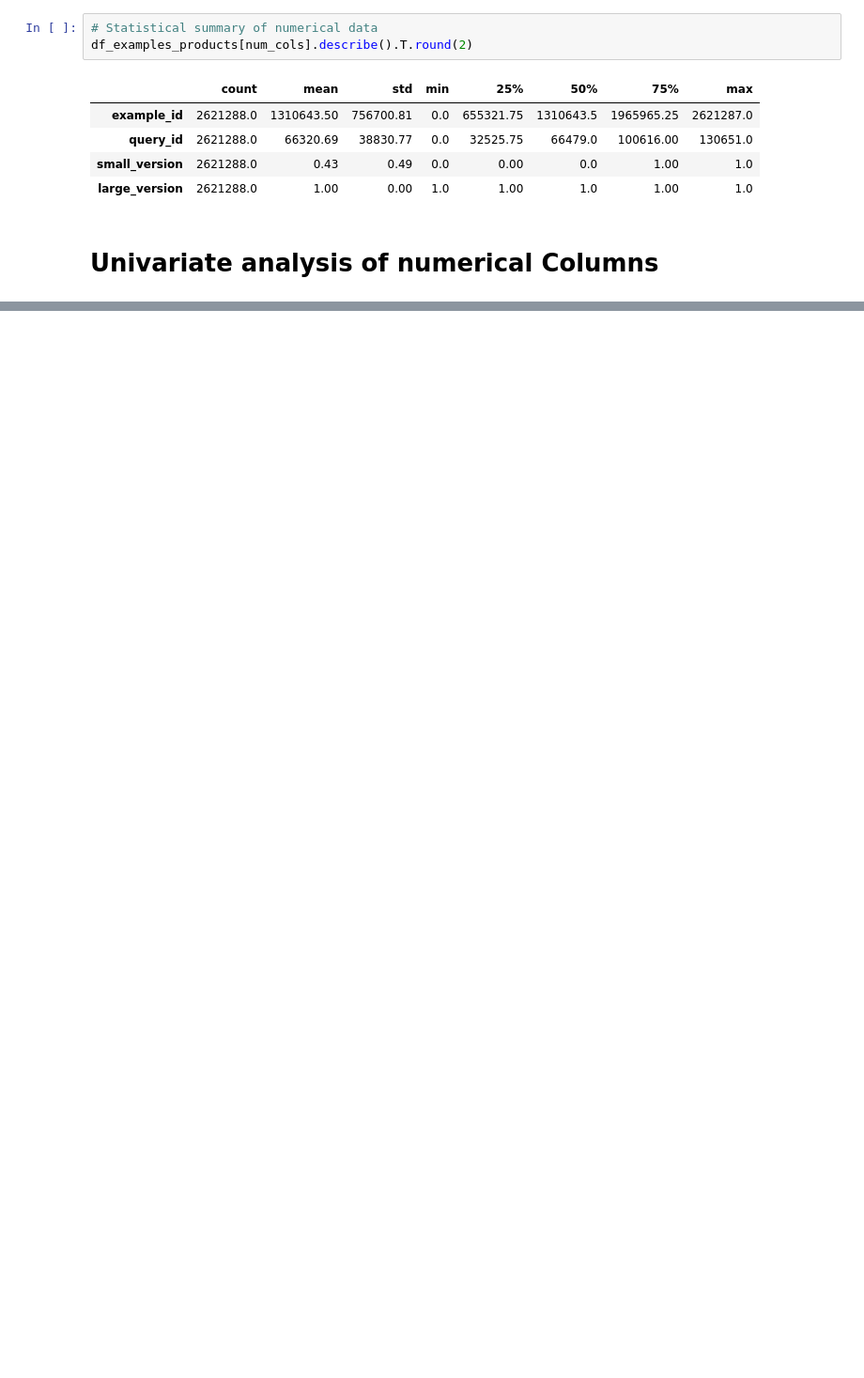
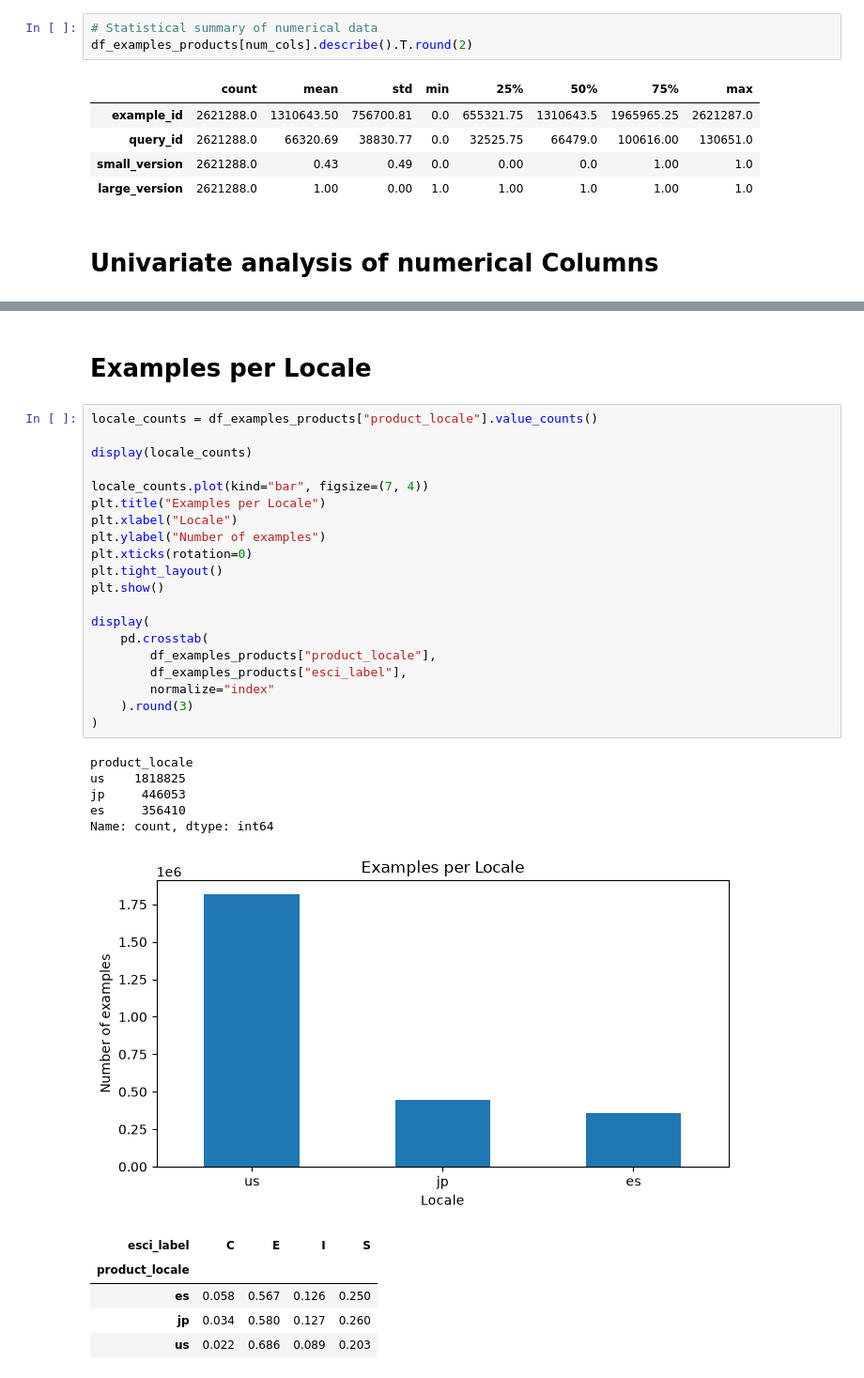
Before and after one commit to CharalamposZisis/Amazon-Recommendation-System, a Jupyter notebook: data/esci_data/download_esci_data.ipynb, the cells around one changed output, grey strips where cells are left out. Shown at 94% size. Saved outputs shown, nothing was run; the diff lists cells and outputs as text; blank space fills up the shorter version.

```diff
--- a/data/esci_data/download_esci_data.ipynb
+++ b/data/esci_data/download_esci_data.ipynb
@@ -447,0 +322,34 @@ Error:
+# %% [markdown]
+# Examples per Locale
+# %%
+locale_counts = df_examples_products["product_locale"].value_counts()
+
+display(locale_counts)
+
+locale_counts.plot(kind="bar", figsize=(7, 4))
+plt.title("Examples per Locale")
+plt.xlabel("Locale")
+plt.ylabel("Number of examples")
+plt.xticks(rotation=0)
+plt.tight_layout()
+plt.show()
+
+display(
+    pd.crosstab(
+        df_examples_products["product_locale"],
+        df_examples_products["esci_label"],
+        normalize="index"
+    ).round(3)
+)
+# %% [output]
+product_locale
+us    1818825
+jp     446053
+es     356410
+Name: count, dtype: int64
+[figure, added]
+| esci_label | C | E | I | S |
+| product_locale |  |  |  |  |
+| es | 0.058 | 0.567 | 0.126 | 0.250 |
+| jp | 0.034 | 0.580 | 0.127 | 0.260 |
+| us | 0.022 | 0.686 | 0.089 | 0.203 |
```
Also changed, not shown: parts of 29 cells of this notebook.
